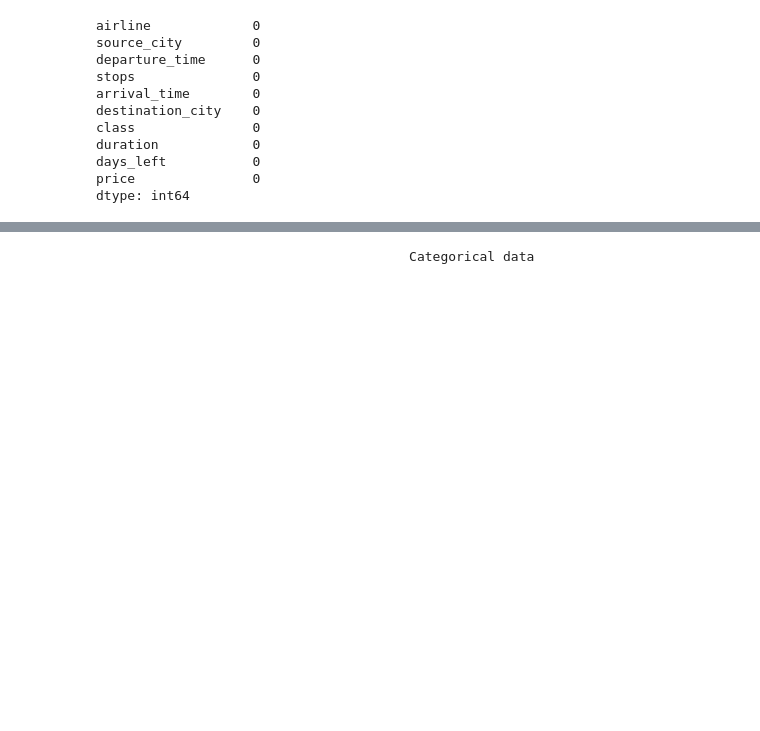
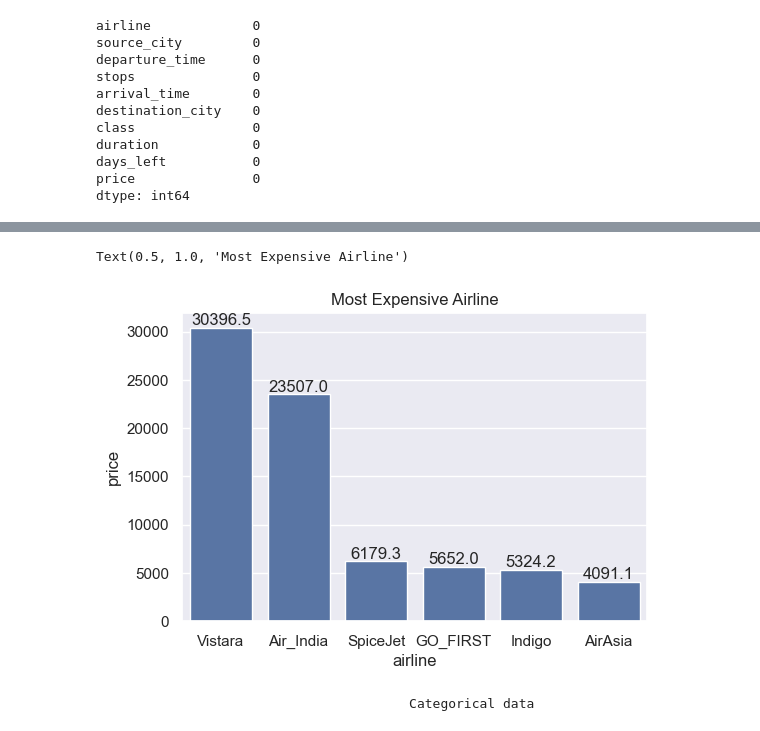
Before and after one commit to Obianuju001/Flight_Booking_Price, a Jupyter notebook: Flight_Price.ipynb, the cells around one changed output, grey strips where cells are left out. Saved outputs shown, nothing was run; the diff lists cells and outputs as text; code cells hidden in the pictures; blank space fills up the shorter version.

```diff
--- a/Flight_Price.ipynb
+++ b/Flight_Price.ipynb
@@ -63,3 +111,16 @@ dtype: int64
+# %%
+# What airline is the most expensive?
+sel = df[['airline', 'price']]
+sel = sel.groupby('airline')[['price']].mean().sort_values(by = 'price', ascending = False)
+# sel
+
+plt.figure(figsize = (6,4))
+fig = sns.barplot(x = sel.index, y = sel.price, ci =0)
+fig.bar_label(fig.containers[0], fmt = '%.1f')
+plt.title('Most Expensive Airline')
+# %% [output]
+Text(0.5, 1.0, 'Most Expensive Airline')
+[figure, added]
 # %%
 categorical = df.select_dtypes(exclude = 'number')
 numerical = df.select_dtypes(include = 'number')
```
Also changed, not shown: parts of 4 cells of this notebook.
